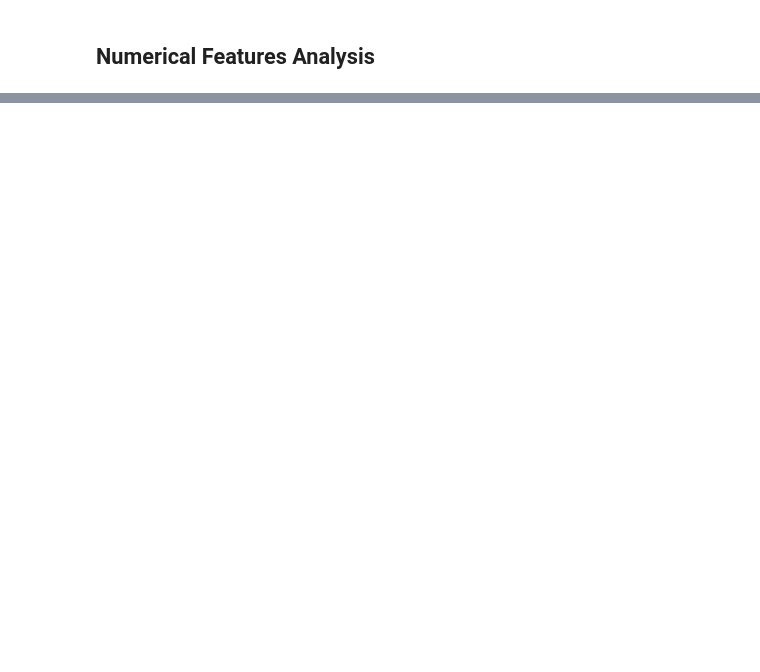
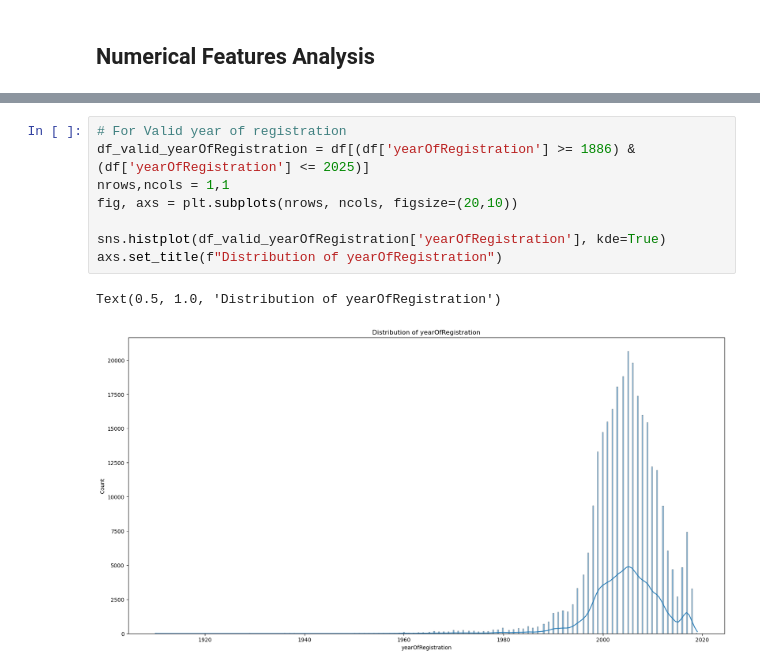
Before and after one commit to hadjoullis/epl448, a Jupyter notebook: demo.ipynb, the cells around one changed output, grey strips where cells are left out. Drawn from its saved outputs; the diff is of its cells as text; blank space fills up the shorter version.

```diff
--- a/demo.ipynb
+++ b/demo.ipynb
@@ -597,0 +623,11 @@ for feature in numerical_features:
+# %%
+# For Valid year of registration
+df_valid_yearOfRegistration = df[(df['yearOfRegistration'] >= 1886) & (df['yearOfRegistration'] <= 2025)]
+nrows,ncols = 1,1
+fig, axs = plt.subplots(nrows, ncols, figsize=(20,10))
+
+sns.histplot(df_valid_yearOfRegistration['yearOfRegistration'], kde=True)
+axs.set_title(f"Distribution of yearOfRegistration")
+# %% [output]
+Text(0.5, 1.0, 'Distribution of yearOfRegistration')
+[figure, added]
```
Also changed, not shown: parts of 8 cells of this notebook.
